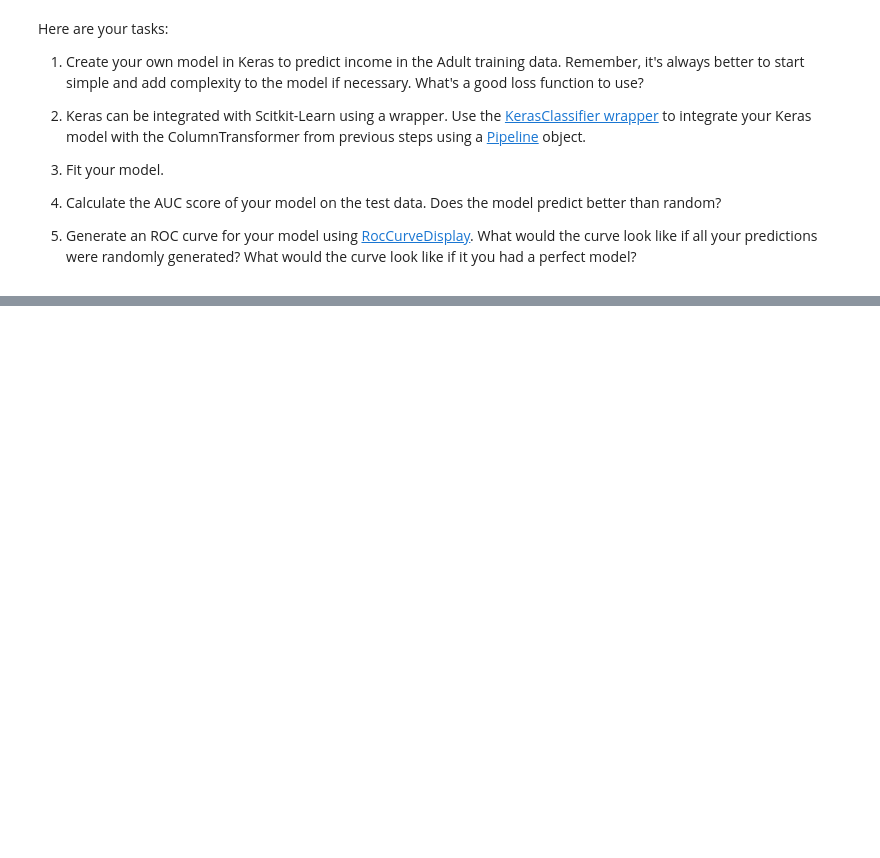
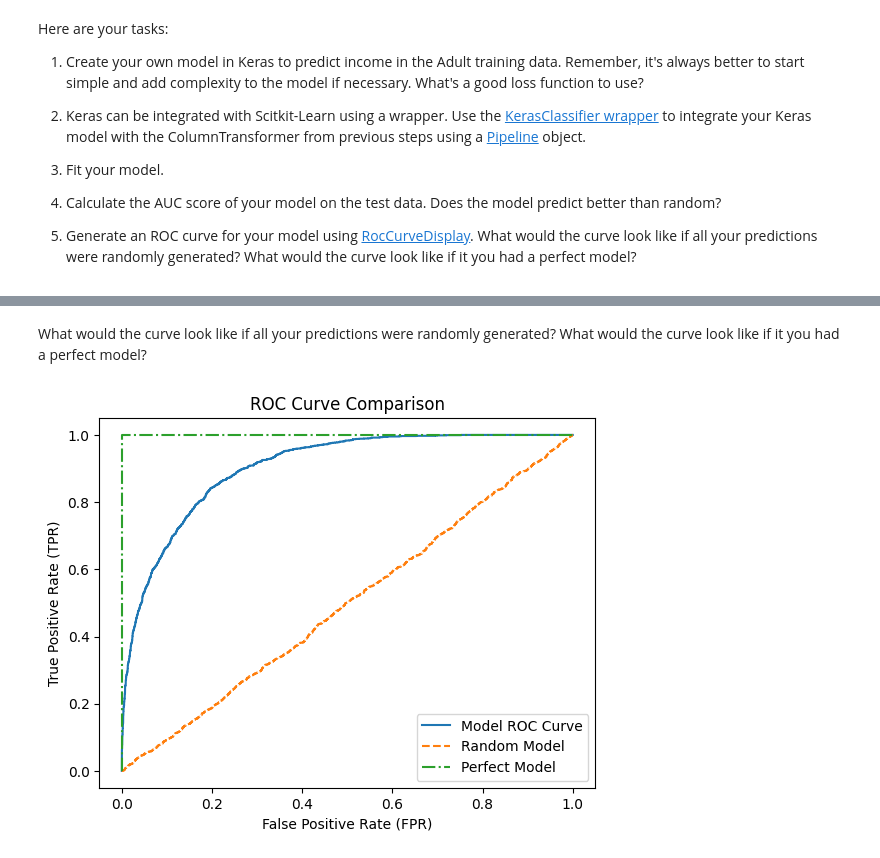
Before and after one commit to balindrarayamajhi/spring-board-mle-projects, a Jupyter notebook: Student_MLE_MiniProject_Deep_Learning.ipynb, the cells around one changed output, grey strips where cells are left out. Cells and saved outputs as stored; diff of their text form; code cells hidden in the pictures; blank space fills up the shorter version.

```diff
--- a/Student_MLE_MiniProject_Deep_Learning.ipynb
+++ b/Student_MLE_MiniProject_Deep_Learning.ipynb
@@ -292,0 +456,32 @@ Here are your tasks:
+# %% [markdown]
+What would the curve look like if all your predictions were randomly generated? What would the curve look like if it you had a perfect model?
+# %%
+from sklearn.metrics import roc_curve
+
+fpr, tpr, _ = roc_curve(y_test, y_pred_proba)
+
+random_probs = np.random.rand(len(y_test))
+
+fpr_random, tpr_random, _ = roc_curve(y_test, random_probs)
+
+perfect_probs = y_test
+
+fpr_perfect, tpr_perfect, _ = roc_curve(y_test, perfect_probs)
+
+
+plt.figure()
+
+plt.plot(fpr, tpr, label="Model ROC Curve")
+
+plt.plot(fpr_random, tpr_random, linestyle="--", label="Random Model")
+
+plt.plot(fpr_perfect, tpr_perfect, linestyle="-.", label="Perfect Model")
+
+plt.xlabel("False Positive Rate (FPR)")
+plt.ylabel("True Positive Rate (TPR)")
+plt.title("ROC Curve Comparison")
+
+plt.legend()
+plt.show()
+# %% [output]
+[figure, added]
```
Also changed, not shown: parts of 20 cells of this notebook.
